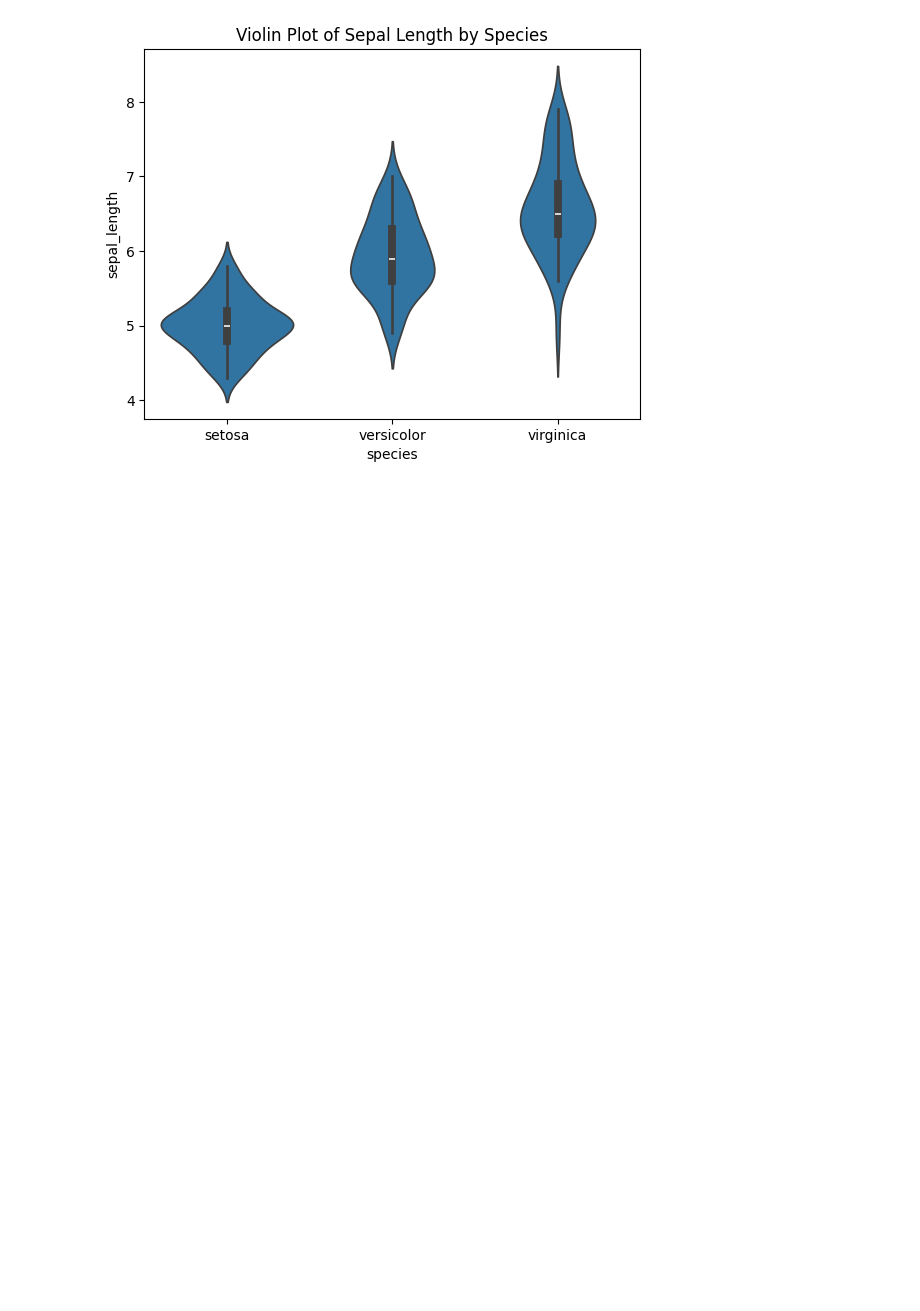
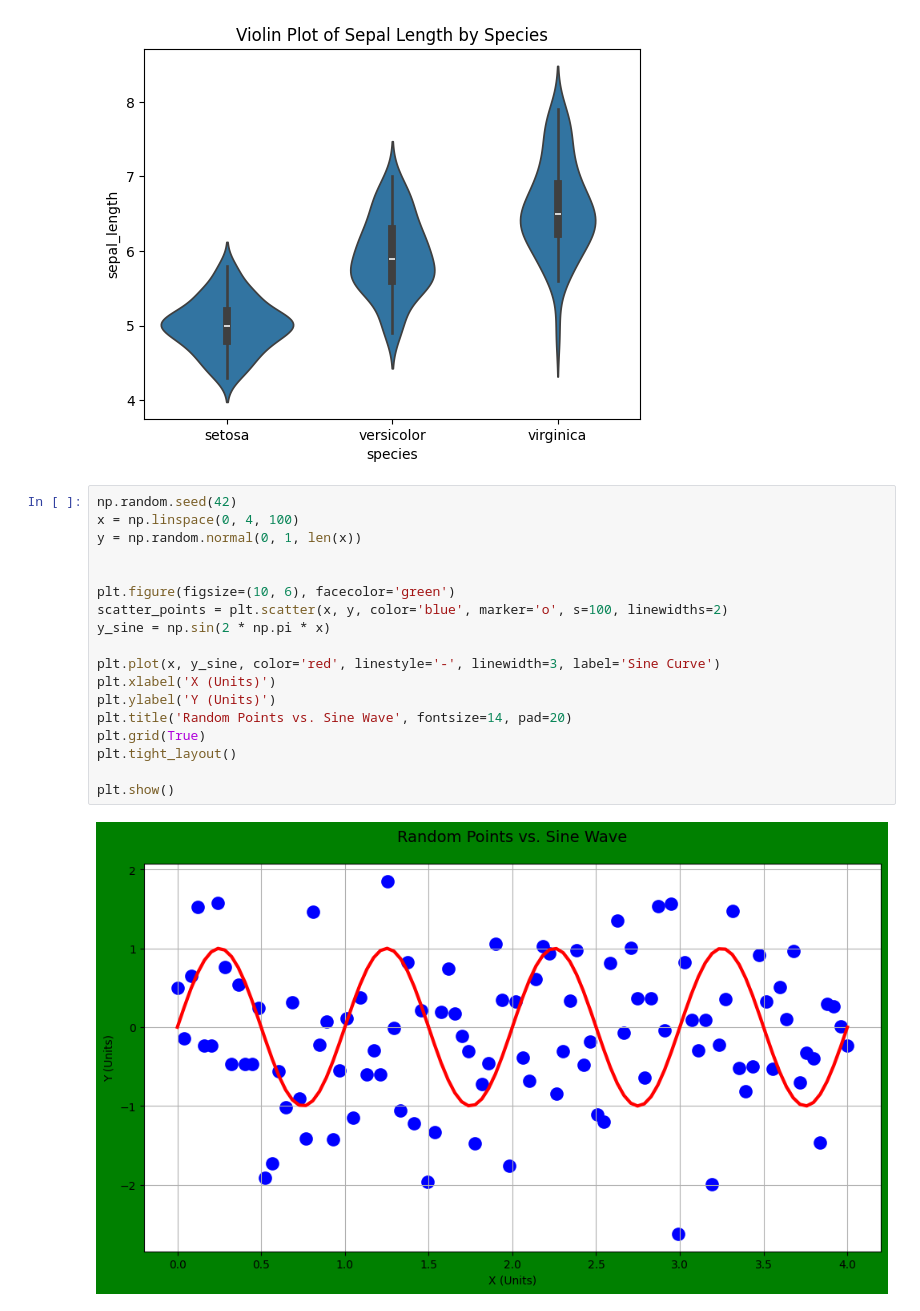
Before and after one commit to ItsWip/ML_learning, a Jupyter notebook: Assignment3/4.seaborn_10_graphs.ipynb, the cells around one changed output. Saved outputs shown, nothing was run; the diff lists cells and outputs as text; blank space fills up the shorter version.

```diff
--- a/Assignment3/4.seaborn_10_graphs.ipynb
+++ b/Assignment3/4.seaborn_10_graphs.ipynb
@@ -79,3 +79,23 @@ plt.title('Violin Plot of Sepal Length by Species')
 plt.show()
 # %% [output]
 [figure]
+# %%
+np.random.seed(42)
+x = np.linspace(0, 4, 100)
+y = np.random.normal(0, 1, len(x))
+
+
+plt.figure(figsize=(10, 6), facecolor='green')
+scatter_points = plt.scatter(x, y, color='blue', marker='o', s=100, linewidths=2)
+y_sine = np.sin(2 * np.pi * x)
+
+plt.plot(x, y_sine, color='red', linestyle='-', linewidth=3, label='Sine Curve')
+plt.xlabel('X (Units)')
+plt.ylabel('Y (Units)')
+plt.title('Random Points vs. Sine Wave', fontsize=14, pad=20)
+plt.grid(True)
+plt.tight_layout()
+
+plt.show()
+# %% [output]
+[figure, added]
```
Also changed, not shown: parts of 2 cells of this notebook, 7 other files.
